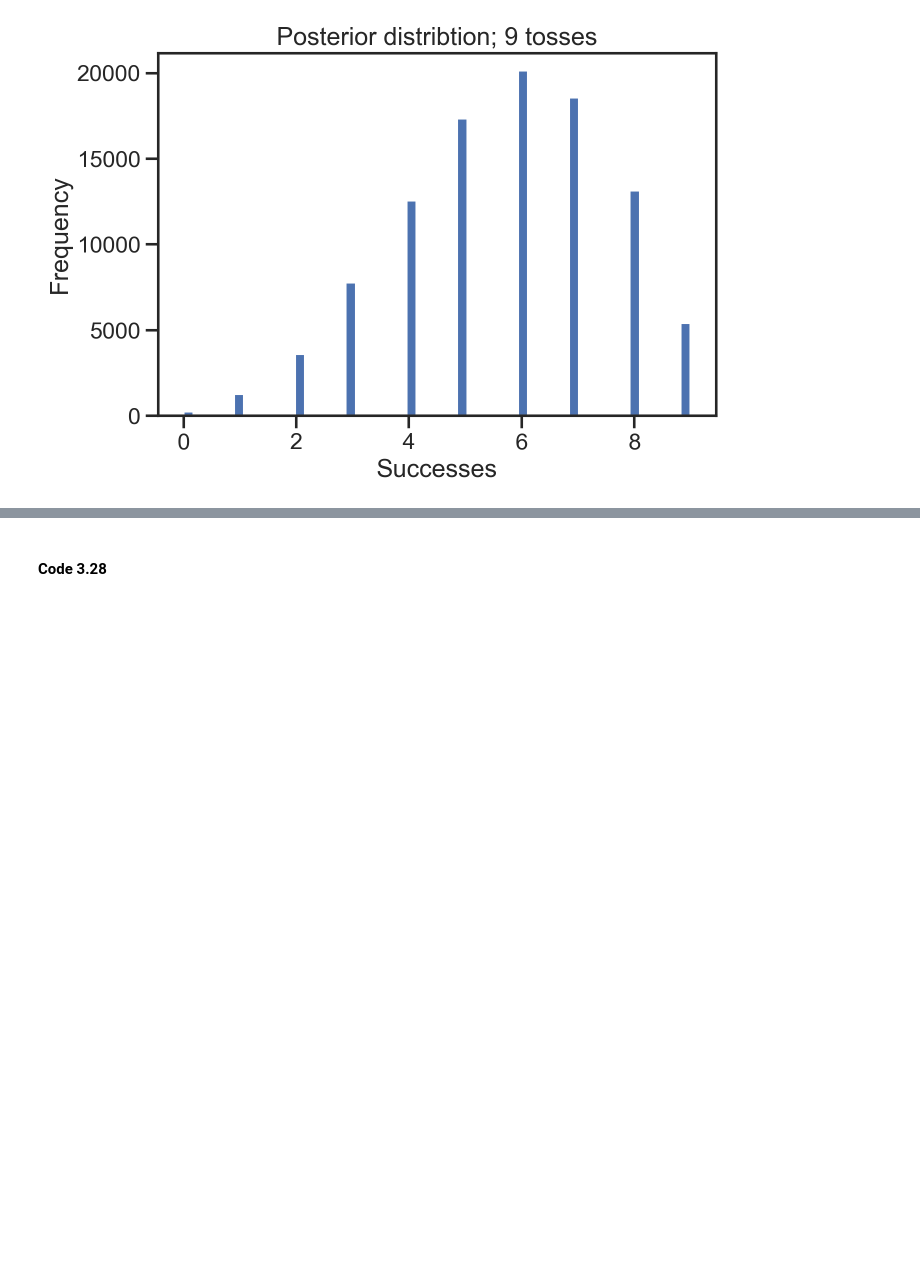
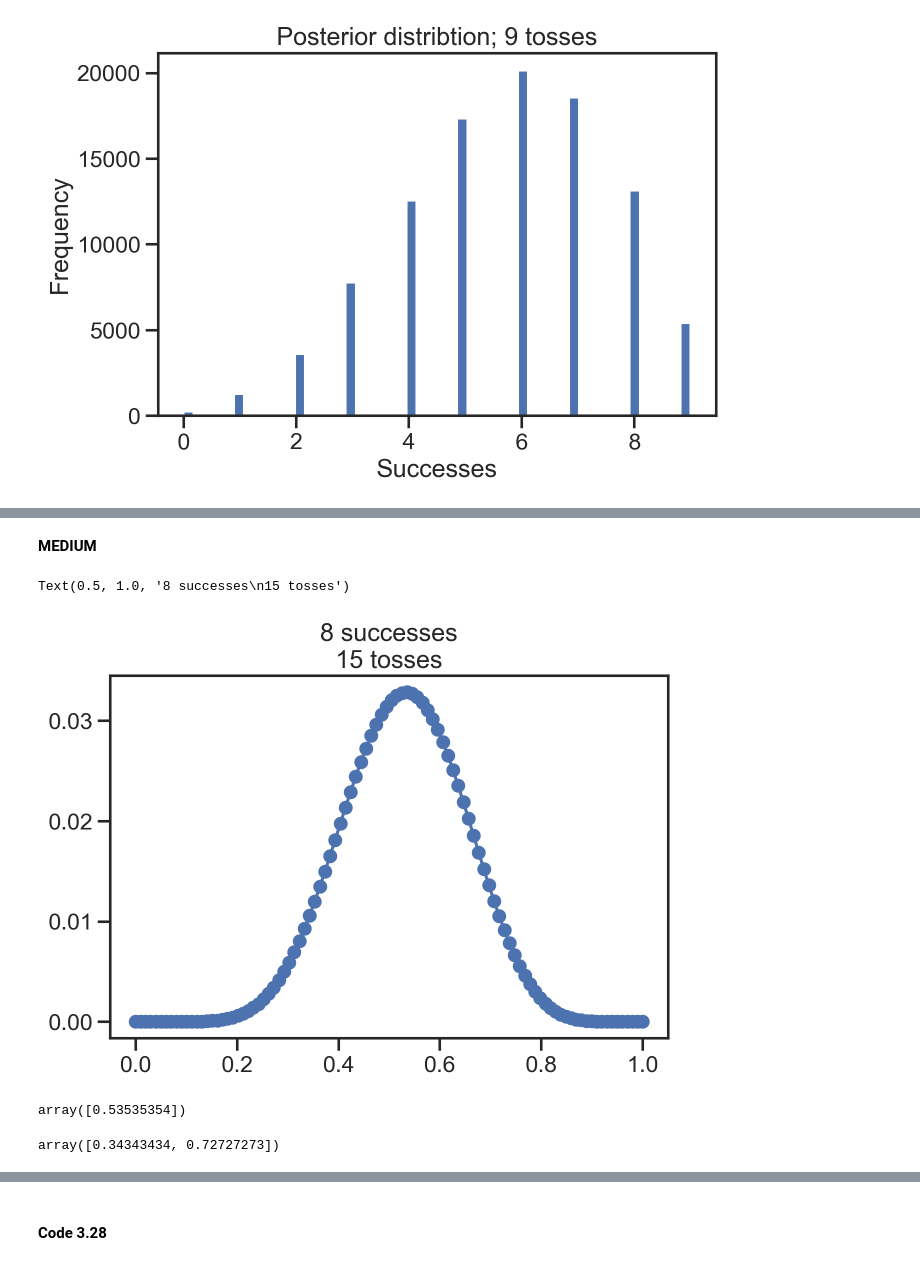
Before and after one commit to josesho/resources, a Jupyter notebook: Rethinking_2/Chp_03.ipynb, the cells around one changed output, grey strips where cells are left out. Cells and saved outputs as stored; diff of their text form; code cells hidden in the pictures; blank space fills up the shorter version.

```diff
--- a/Rethinking_2/Chp_03.ipynb
+++ b/Rethinking_2/Chp_03.ipynb
@@ -282,0 +340,28 @@ samples = np.random.choice(p_grid, p=posterior, size=int(1e4), replace=True)
+# %% [markdown]
+**MEDIUM**
+# %%
+# 3M1.
+# Suppose the globe tossing data had turned out to be 8 water in 15 tosses.
+# Construct the posterior distribution, using grid approximation. Use the same flat prior as before.
+
+p_grid, posterior = posterior_grid_approx(grid_points=100, success=8, tosses=15)
+
+plt.plot(p_grid, posterior, "o-")
+plt.gca().set_title("8 successes\n15 tosses")
+# %% [output]
+Text(0.5, 1.0, '8 successes\n15 tosses')
+[figure, added]
+# %%
+p_grid[posterior == max(posterior)]
+# %% [output]
+array([0.53535354])
+# %%
+# 3M2.
+# Draw 10,000 samples from the grid approximation from above.
+# Then use the samples to calculate the 90% HPDI for p.
+
+samps = np.random.choice(p_grid, p=posterior, size=int(1e4), replace=True)
+
+az.hpd(samps, 0.90)
+# %% [output]
+array([0.34343434, 0.72727273])
```
Also changed, not shown: parts of 22 cells of this notebook.
